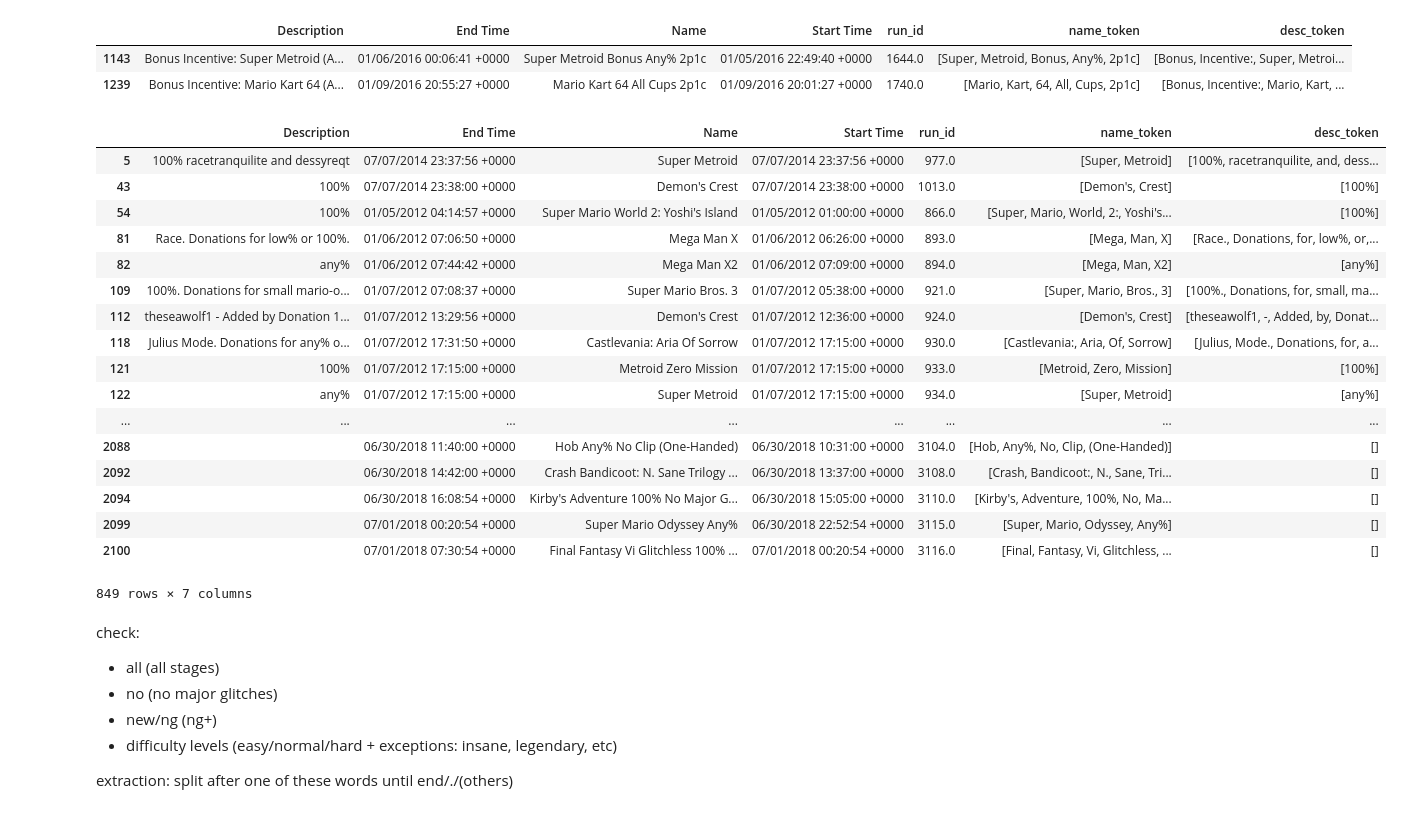
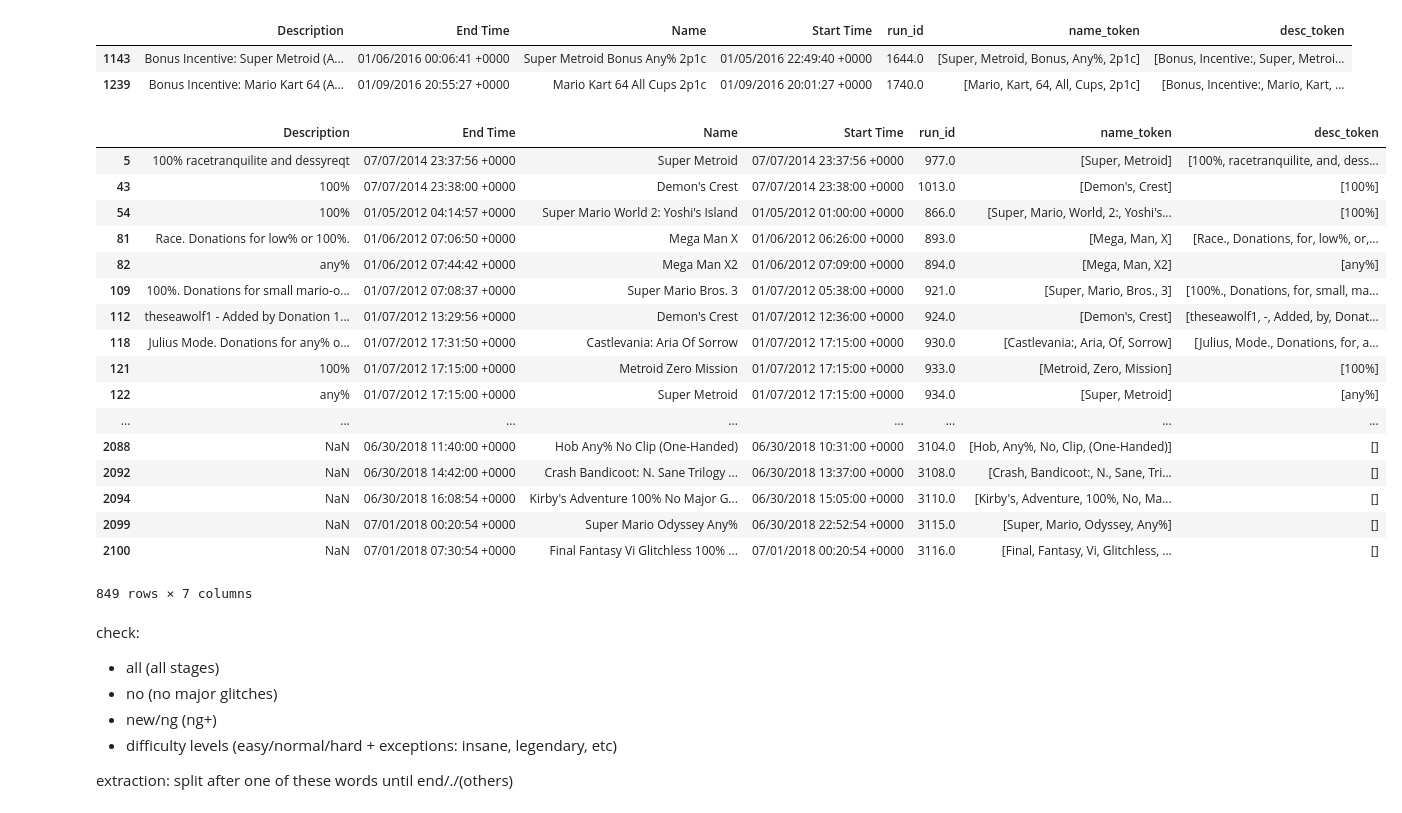
Before and after one commit to jtanquil/data-done-quick, a Jupyter notebook: runs_cleaning.ipynb, the cells around one changed output. Cells and saved outputs as stored; diff of their text form; code cells hidden in the pictures.

```diff
--- a/runs_cleaning.ipynb
+++ b/runs_cleaning.ipynb
@@ -263,7 +263,7 @@ words.loc[['less' in s for s in words.word]]
 | Warpless. | 1 | Warpless. |
 | Hoverless | 1 | Hoverless |
 # %%
-runs.Description = runs.Description.fillna('')
+#runs.Description = runs.Description.fillna('')
 # %%
 runs.count()
 # %% [output]
@@ -276,6 +276,12 @@ name_token     2100
 desc_token     2100
 dtype: int64
 # %%
-def search(s):
-    return runs.loc[(runs.Description.apply(lambda x: s in x)) | (runs.Name.apply(lambda x: s in x))]
+def search_string(s, x):
+    try:
+        return s.lower() in x.lower()
+    except:
+        return False
+
+def search(s, df):
+    return df.loc[(df.Description.apply(lambda x: search_string(s, x))) | (df.Name.apply(lambda x: search_string(s, x)))]
 # %%
@@ -305,25 +312,25 @@ search('2p1c')
 | 1143 | Bonus Incentive: Super Metroid (A... | 01/06/2016 00:06:41 +0000 | Super Metroid Bonus Any% 2p1c | 01/05/2016 22:49:40 +0000 | 1644.0 | [Super, Metroid, Bonus, Any%, 2p1c] | [Bonus, Incentive:, Super, Metroi... |
 | 1239 | Bonus Incentive: Mario Kart 64 (A... | 01/09/2016 20:55:27 +0000 | Mario Kart 64 All Cups 2p1c | 01/09/2016 20:01:27 +0000 | 1740.0 | [Mario, Kart, 64, All, Cups, 2p1c] | [Bonus, Incentive:, Mario, Kart, ... |
 # %%
-search('%')
+search('%', runs)
 # %% [output]
 |  | Description | End Time | Name | Start Time | run_id | name_token | desc_token |
 | 5 | 100% racetranquilite and dessyreqt | 07/07/2014 23:37:56 +0000 | Super Metroid | 07/07/2014 23:37:56 +0000 | 977.0 | [Super, Metroid] | [100%, racetranquilite, and, dess... |
 | 43 | 100% | 07/07/2014 23:38:00 +0000 | Demon's Crest | 07/07/2014 23:38:00 +0000 | 1013.0 | [Demon's, Crest] | [100%] |
 | 54 | 100% | 01/05/2012 04:14:57 +0000 | Super Mario World 2: Yoshi's Island | 01/05/2012 01:00:00 +0000 | 866.0 | [Super, Mario, World, 2:, Yoshi's... | [100%] |
 | 81 | Race. Donations for low% or 100%. | 01/06/2012 07:06:50 +0000 | Mega Man X | 01/06/2012 06:26:00 +0000 | 893.0 | [Mega, Man, X] | [Race., Donations, for, low%, or,... |
 | 82 | any% | 01/06/2012 07:44:42 +0000 | Mega Man X2 | 01/06/2012 07:09:00 +0000 | 894.0 | [Mega, Man, X2] | [any%] |
 | 109 | 100%. Donations for small mario-o... | 01/07/2012 07:08:37 +0000 | Super Mario Bros. 3 | 01/07/2012 05:38:00 +0000 | 921.0 | [Super, Mario, Bros., 3] | [100%., Donations, for, small, ma... |
 | 112 | theseawolf1 - Added by Donation 1... | 01/07/2012 13:29:56 +0000 | Demon's Crest | 01/07/2012 12:36:00 +0000 | 924.0 | [Demon's, Crest] | [theseawolf1, -, Added, by, Donat... |
 | 118 | Julius Mode. Donations for any% o... | 01/07/2012 17:31:50 +0000 | Castlevania: Aria Of Sorrow | 01/07/2012 17:15:00 +0000 | 930.0 | [Castlevania:, Aria, Of, Sorrow] | [Julius, Mode., Donations, for, a... |
 | 121 | 100% | 01/07/2012 17:15:00 +0000 | Metroid Zero Mission | 01/07/2012 17:15:00 +0000 | 933.0 | [Metroid, Zero, Mission] | [100%] |
 | 122 | any% | 01/07/2012 17:15:00 +0000 | Super Metroid | 01/07/2012 17:15:00 +0000 | 934.0 | [Super, Metroid] | [any%] |
 | ... | ... | ... | ... | ... | ... | ... | ... |
-| 2088 |  | 06/30/2018 11:40:00 +0000 | Hob Any% No Clip (One-Handed) | 06/30/2018 10:31:00 +0000 | 3104.0 | [Hob, Any%, No, Clip, (One-Handed)] | [] |
-| 2092 |  | 06/30/2018 14:42:00 +0000 | Crash Bandicoot: N. Sane Trilogy ... | 06/30/2018 13:37:00 +0000 | 3108.0 | [Crash, Bandicoot:, N., Sane, Tri... | [] |
-| 2094 |  | 06/30/2018 16:08:54 +0000 | Kirby's Adventure 100% No Major G... | 06/30/2018 15:05:00 +0000 | 3110.0 | [Kirby's, Adventure, 100%, No, Ma... | [] |
-| 2099 |  | 07/01/2018 00:20:54 +0000 | Super Mario Odyssey Any% | 06/30/2018 22:52:54 +0000 | 3115.0 | [Super, Mario, Odyssey, Any%] | [] |
-| 2100 |  | 07/01/2018 07:30:54 +0000 | Final Fantasy Vi Glitchless 100% ... | 07/01/2018 00:20:54 +0000 | 3116.0 | [Final, Fantasy, Vi, Glitchless, ... | [] |
+| 2088 | NaN | 06/30/2018 11:40:00 +0000 | Hob Any% No Clip (One-Handed) | 06/30/2018 10:31:00 +0000 | 3104.0 | [Hob, Any%, No, Clip, (One-Handed)] | [] |
+| 2092 | NaN | 06/30/2018 14:42:00 +0000 | Crash Bandicoot: N. Sane Trilogy ... | 06/30/2018 13:37:00 +0000 | 3108.0 | [Crash, Bandicoot:, N., Sane, Tri... | [] |
+| 2094 | NaN | 06/30/2018 16:08:54 +0000 | Kirby's Adventure 100% No Major G... | 06/30/2018 15:05:00 +0000 | 3110.0 | [Kirby's, Adventure, 100%, No, Ma... | [] |
+| 2099 | NaN | 07/01/2018 00:20:54 +0000 | Super Mario Odyssey Any% | 06/30/2018 22:52:54 +0000 | 3115.0 | [Super, Mario, Odyssey, Any%] | [] |
+| 2100 | NaN | 07/01/2018 07:30:54 +0000 | Final Fantasy Vi Glitchless 100% ... | 07/01/2018 00:20:54 +0000 | 3116.0 | [Final, Fantasy, Vi, Glitchless, ... | [] |
 849 rows × 7 columns
 # %% [markdown]
 check:
```
Also changed, not shown: parts of 31 cells of this notebook, 3 other files.
